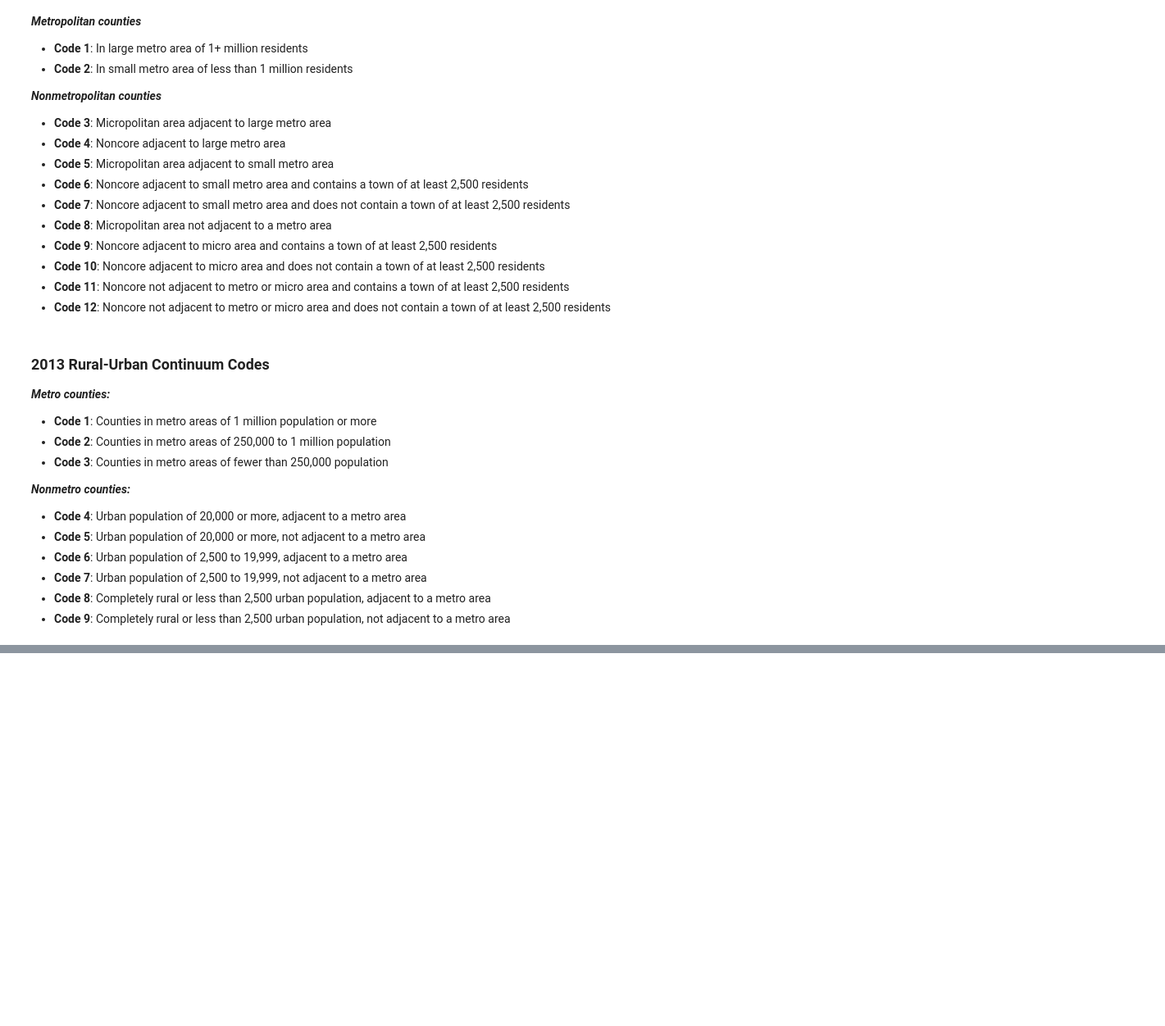
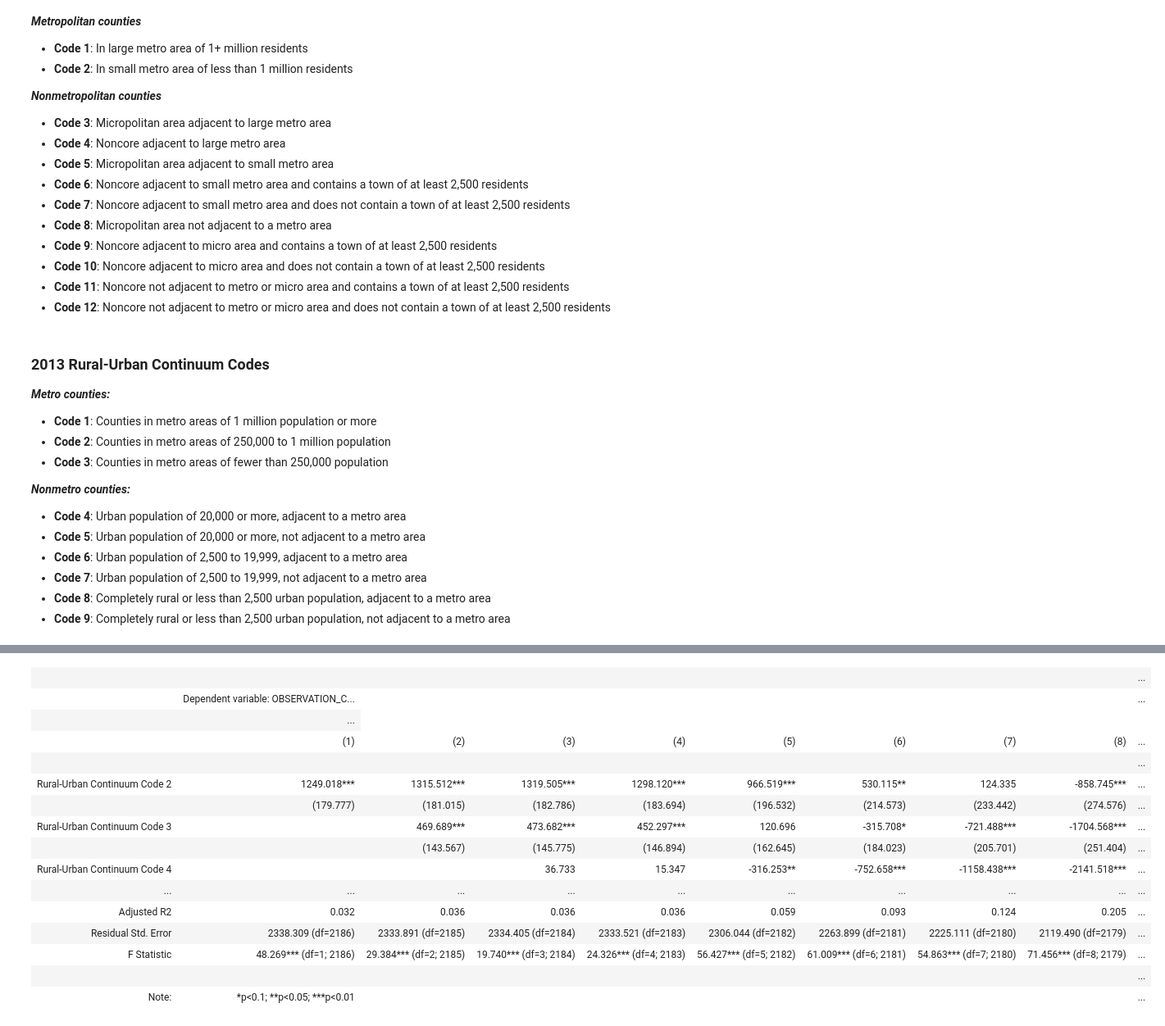
Before and after one commit to Iandrewburg/DA2_TERM_PROJECT, a Jupyter notebook: Final_Project_Data.ipynb, the cells around one changed output, grey strips where cells are left out. Shown at 82% size. Drawn from its saved outputs; the diff is of its cells as text; code cells hidden in the pictures; blank space fills up the shorter version.

```diff
--- a/Final_Project_Data.ipynb
+++ b/Final_Project_Data.ipynb
@@ -355,0 +473,48 @@ df_create_dummies(county_norcar_merged)
+# %%
+# OLS on Rural-Urban Continuum Codes
+reg12 = smf.ols(formula="OBSERVATION_COUNT ~ Census_2020_POP", data=county_norcar_merged_dummies).fit(cov_type="HC1") # Unconditional
+reg13 = smf.ols(formula="OBSERVATION_COUNT ~ Continuum_2 + Continuum_3", data=county_norcar_merged_dummies).fit(cov_type="HC1")
+reg14 = smf.ols(formula="OBSERVATION_COUNT ~ Continuum_2 + Continuum_3 + Continuum_4", data=county_norcar_merged_dummies).fit(cov_type="HC1")
+reg15 = smf.ols(formula="OBSERVATION_COUNT ~ Continuum_2 + Continuum_3 + Continuum_4 + Continuum_5", data=county_norcar_merged_dummies).fit(cov_type="HC1")
+reg16 = smf.ols(formula="OBSERVATION_COUNT ~ Continuum_2 + Continuum_3 + Continuum_4 + Continuum_5 + Continuum_6", data=county_norcar_merged_dummies).fit(cov_type="HC1")
+reg17 = smf.ols(formula="OBSERVATION_COUNT ~ Continuum_2 + Continuum_3 + Continuum_4 + Continuum_5 + Continuum_6 + Continuum_7", data=county_norcar_merged_dummies).fit(cov_type="HC1")
+reg18 = smf.ols(formula="OBSERVATION_COUNT ~ Continuum_2 + Continuum_3 + Continuum_4 + Continuum_5 + Continuum_6 + Continuum_7 + Continuum_8", data=county_norcar_merged_dummies).fit(cov_type="HC1")
+reg19 = smf.ols(formula="OBSERVATION_COUNT ~ Continuum_2 + Continuum_3 + Continuum_4 + Continuum_5 + Continuum_6 + Continuum_7 + Continuum_8 + Continuum_9", data=county_norcar_merged_dummies).fit(cov_type="HC1")
+
+stargazer = Stargazer([reg12, reg13, reg14, reg15, reg16, reg17, reg18, reg19])
+stargazer.covariate_order(["Continuum_2", "Continuum_3", "Continuum_4",
+                           "Continuum_5", "Continuum_6", "Continuum_7",
+                           "Continuum_8", "Continuum_9", "Intercept"])
+
+stargazer.rename_covariates({
+    "Continuum_2": "Rural-Urban Continuum Code 2",
+    "Continuum_3": "Rural-Urban Continuum Code 3",
+    "Continuum_4": "Rural-Urban Continuum Code 4",
+    "Continuum_5": "Rural-Urban Continuum Code 5",
+    "Continuum_6": "Rural-Urban Continuum Code 6",
+    "Continuum_7": "Rural-Urban Continuum Code 7",
+    "Continuum_8": "Rural-Urban Continuum Code 8",
+    "Continuum_9": "Rural-Urban Continuum Code 9",
+    "Intercept": "Constant"
+})
+
+
+#stargazer.custom_columns(["Unconditional", "Level of Education", "BA Degree Quadratic", "MA & Prof Degree", "4th Order Polynomial"], [1, 1, 1, 1, 1])
+stargazer
+# %% [output]
+|  |  |  |  |  |  |  |  |  | ... |
+|  | Dependent variable: OBSERVATION_C... |  |  |  |  |  |  |  | ... |
+|  | ... |
+|  | (1) | (2) | (3) | (4) | (5) | (6) | (7) | (8) | ... |
+|  |  |  |  |  |  |  |  |  | ... |
+| Rural-Urban Continuum Code 2 | 1249.018*** | 1315.512*** | 1319.505*** | 1298.120*** | 966.519*** | 530.115** | 124.335 | -858.745*** | ... |
+|  | (179.777) | (181.015) | (182.786) | (183.694) | (196.532) | (214.573) | (233.442) | (274.576) | ... |
+| Rural-Urban Continuum Code 3 |  | 469.689*** | 473.682*** | 452.297*** | 120.696 | -315.708* | -721.488*** | -1704.568*** | ... |
+|  |  | (143.567) | (145.775) | (146.894) | (162.645) | (184.023) | (205.701) | (251.404) | ... |
+| Rural-Urban Continuum Code 4 |  |  | 36.733 | 15.347 | -316.253** | -752.658*** | -1158.438*** | -2141.518*** | ... |
+| ... | ... | ... | ... | ... | ... | ... | ... | ... | ... |
+| Adjusted R2 | 0.032 | 0.036 | 0.036 | 0.036 | 0.059 | 0.093 | 0.124 | 0.205 | ... |
+| Residual Std. Error | 2338.309 (df=2186) | 2333.891 (df=2185) | 2334.405 (df=2184) | 2333.521 (df=2183) | 2306.044 (df=2182) | 2263.899 (df=2181) | 2225.111 (df=2180) | 2119.490 (df=2179) | ... |
+| F Statistic | 48.269*** (df=1; 2186) | 29.384*** (df=2; 2185) | 19.740*** (df=3; 2184) | 24.326*** (df=4; 2183) | 56.427*** (df=5; 2182) | 61.009*** (df=6; 2181) | 54.863*** (df=7; 2180) | 71.456*** (df=8; 2179) | ... |
+|  |  |  |  |  |  |  |  |  | ... |
+| Note: | *p<0.1; **p<0.05; ***p<0.01 |  |  |  |  |  |  |  | ... |
```
Also changed, not shown: parts of 9 cells of this notebook.
